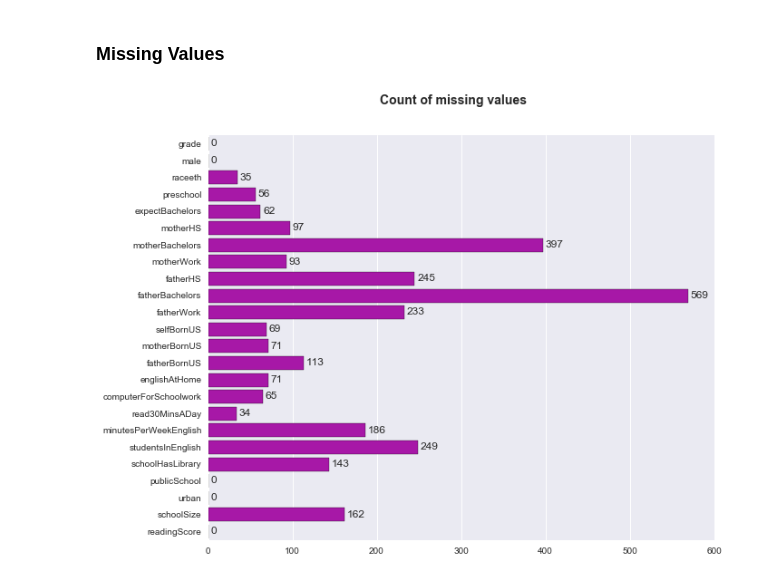
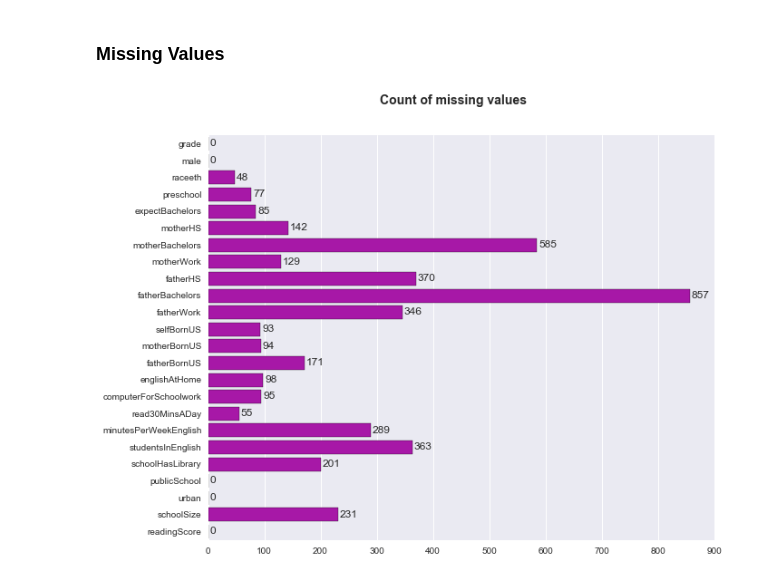
Before and after one commit to shintotm/TestScorePrediction, a Jupyter notebook: exploratory_analysis.ipynb, the cells around one changed output. Cells and saved outputs as stored; diff of their text form; code cells hidden in the pictures.

```diff
--- a/exploratory_analysis.ipynb
+++ b/exploratory_analysis.ipynb
@@ -17,6 +8,4 @@ from sklearn.svm import SVR
 # %%
-pisaTrain = pd.read_csv('pisa2009train.csv')
-pisaTest = pd.read_csv('pisa2009test.csv')
-print('Shape of training set: ',pisaTrain.shape)
-print('Shape of test set: ', pisaTest.shape)
+pisa = pd.read_csv('pisa2009.csv')
+print('Shape of training set: ',pisa.shape)
 # %% [output]
@@ -59,15 +47,15 @@ pisaTrain.head()
 # %%
 fig = plt.figure(figsize=(10, 8))
 fig.suptitle('Count of missing values', fontsize=14, fontweight='bold')
-null_data = pisaTrain.isnull().sum()
+null_data = pisa.isnull().sum()
 ax = sns.barplot(x = null_data.values, y=null_data.index, color="m" )
 i = 0
 for p in ax.patches:
     width = p.get_width()
     ax.text(width + 3, p.get_y() + 0.5, null_data.values[i])
     i += 1
 # %% [output]
-[figure, old version]
+[figure, new version]
 # %%
 # Continuous Features
 contFeatures = ['minutesPerWeekEnglish','studentsInEnglish','schoolSize']
```
Also changed, not shown: parts of 59 cells of this notebook.
